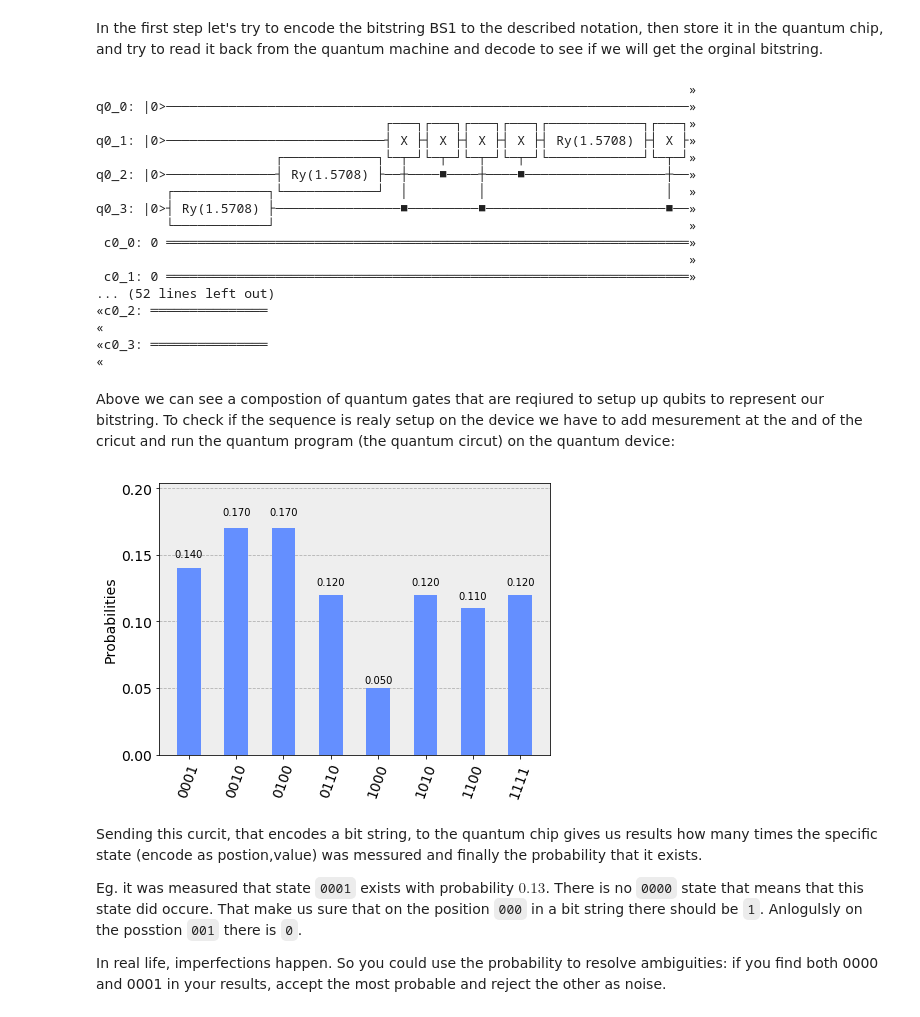
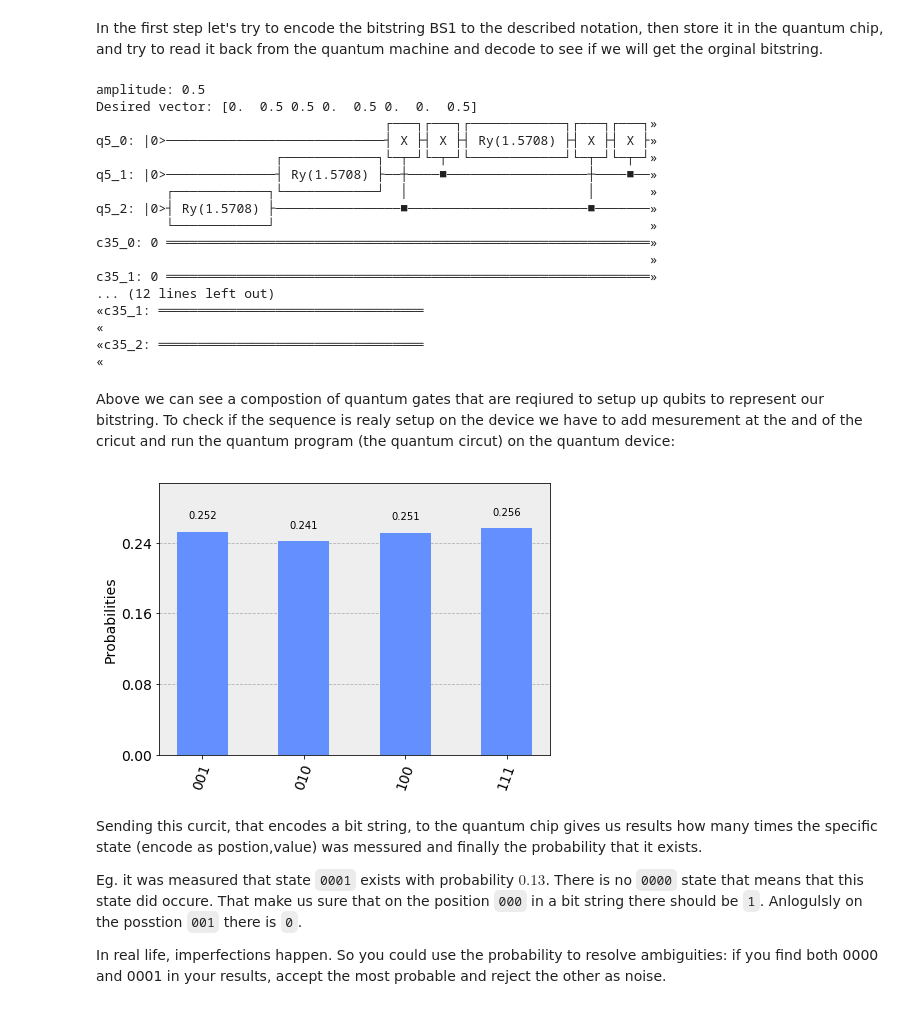
Before and after one commit to lukasszz/qiskit-tutorial, a Jupyter notebook: community/hello_world/bitstring_encoding2.ipynb, the cells around one changed output. Saved outputs shown, nothing was run; the diff lists cells and outputs as text; code cells hidden in the pictures.

Commit message:
4bits 3qubits

```diff
--- a/community/hello_world/bitstring_encoding2.ipynb
+++ b/community/hello_world/bitstring_encoding2.ipynb
@@ -130,0 +297,4 @@ For the classcial bit there is no possiblity to switch it to a *mixed state* and
+# %%
+BS1 = '1001'
+n = math.ceil(math.log2(len(BS1))) + 1  # number of qubits
+n
@@ -213,3 +386,5 @@ BS2 = '11010011'
+# %%
+BS1 = '1001'
 # %%
 n = math.ceil(math.log2(len(BS1))) + 1  # number of qubits
 qr = QuantumRegister(n)
@@ -222,32 +397,32 @@ In the first step let's try to encode the bitstring BS1 to the described notatio
 qc_1 = encode_bitstring(BS1, qr, cr)
 print(qc_1)
 # %% [output]
-                                                                            »
-q0_0: |0>───────────────────────────────────────────────────────────────────»
-                                     ┌───┐┌───┐┌───┐┌───┐┌────────────┐┌───┐»
-q0_1: |0>────────────────────────────┤ X ├┤ X ├┤ X ├┤ X ├┤ Ry(1.5708) ├┤ X ├»
-                       ┌────────────┐└─┬─┘└─┬─┘└─┬─┘└─┬─┘└────────────┘└─┬─┘»
-q0_2: |0>──────────────┤ Ry(1.5708) ├──┼────■────┼────■──────────────────┼──»
-         ┌────────────┐└────────────┘  │         │                       │  »
-q0_3: |0>┤ Ry(1.5708) ├────────────────■─────────■───────────────────────■──»
-         └────────────┘                                                     »
- c0_0: 0 ═══════════════════════════════════════════════════════════════════»
-                                                                            »
- c0_1: 0 ═══════════════════════════════════════════════════════════════════»
-... (52 lines left out)
-«c0_2: ═══════════════
+amplitude: 0.5
+Desired vector: [0.  0.5 0.5 0.  0.5 0.  0.  0.5]
+                                     ┌───┐┌───┐┌────────────┐┌───┐┌───┐»
+q5_0: |0>────────────────────────────┤ X ├┤ X ├┤ Ry(1.5708) ├┤ X ├┤ X ├»
+                       ┌────────────┐└─┬─┘└─┬─┘└────────────┘└─┬─┘└─┬─┘»
+q5_1: |0>──────────────┤ Ry(1.5708) ├──┼────■──────────────────┼────■──»
+         ┌────────────┐└────────────┘  │                       │       »
+q5_2: |0>┤ Ry(1.5708) ├────────────────■───────────────────────■───────»
+         └────────────┘                                                »
+c35_0: 0 ══════════════════════════════════════════════════════════════»
+                                                                       »
+c35_1: 0 ══════════════════════════════════════════════════════════════»
+... (12 lines left out)
+«c35_1: ══════════════════════════════════
 «
-«c0_3: ═══════════════
+«c35_2: ══════════════════════════════════
 «
 # %% [markdown]
 Above we can see a compostion of quantum gates that are reqiured to setup up qubits to represent our bitstring. To check if the sequence is realy setup on the device we have to add mesurement at the and of the cricut and run the quantum program (the quantum circut) on the quantum device:
 # %%
 qc_1.measure(qr, cr)
-job = execute(qc_1 , backend=backend, shots=shots)
+job = execute(qc_1 , backend=backend)
 st = job.result().get_counts()
 plot_histogram(st)
 # %% [output]
-[figure, old version]
+[figure, new version]
 # %% [markdown]
 Sending this curcit, that encodes a bit string, to the quantum chip gives us results how many times the specific state (encode as postion,value) was messured and finally the probability that it exists.
 
```
Also changed, not shown: parts of 33 cells of this notebook, 2 other files.
